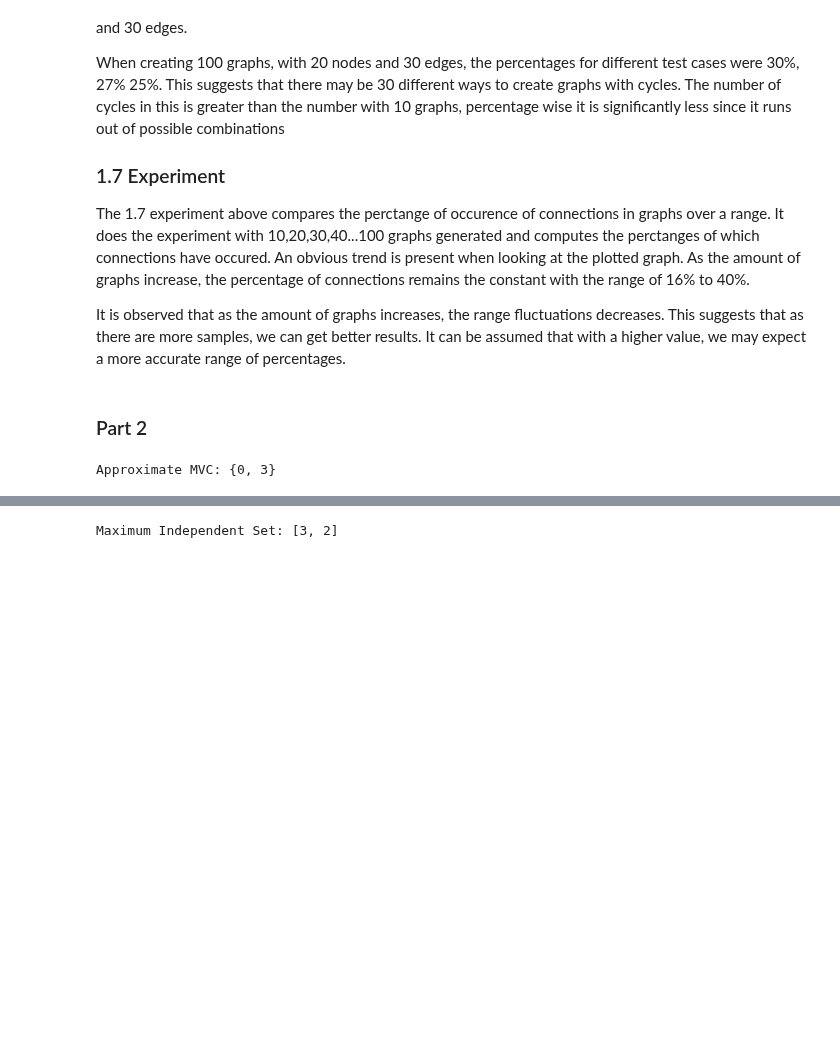
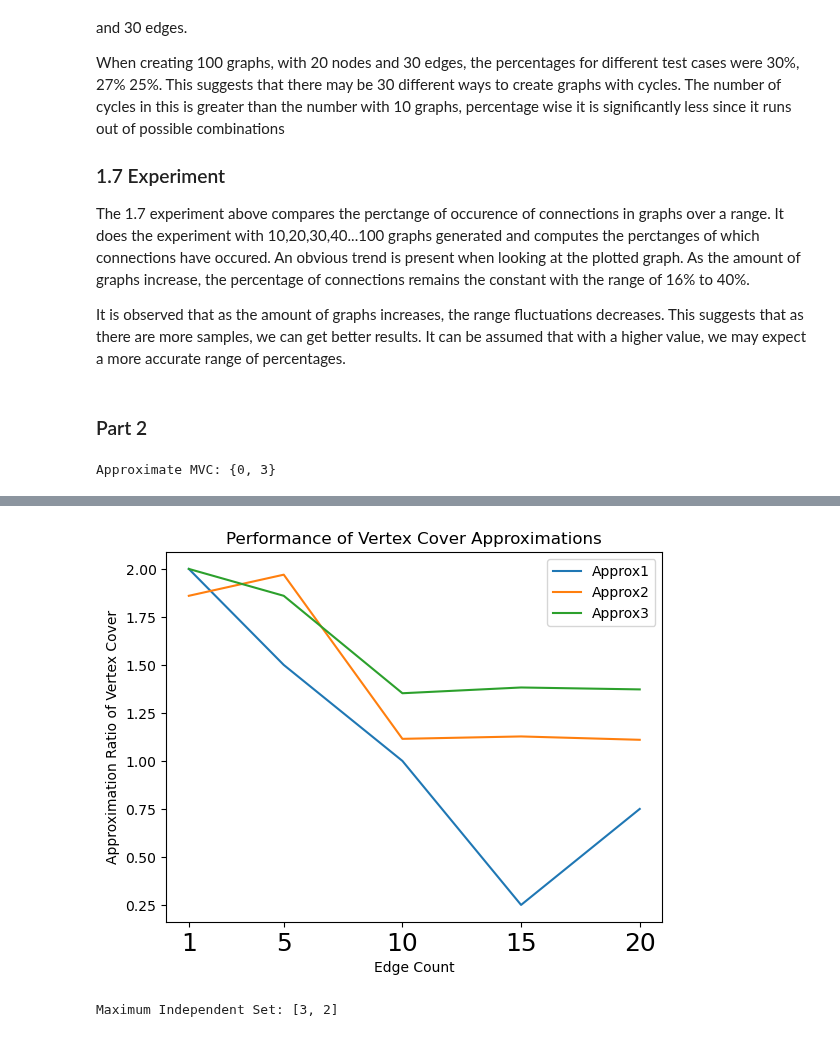
Before and after one commit to Faizanm0389/2XC3-GROUP, a Jupyter notebook: lab3/Lab_III.ipynb, the cells around one changed output, grey strips where cells are left out. Cells and saved outputs as stored; diff of their text form; code cells hidden in the pictures; blank space fills up the shorter version.

```diff
--- a/lab3/Lab_III.ipynb
+++ b/lab3/Lab_III.ipynb
@@ -93,6 +93,9 @@ class GraphII:
 
     def get_graph(self,):
         return self.graph
+
+    def get_size(self,):
+        return len(self.graph)
 
     #part 1.3
     #undirected graph
@@ -595,0 +623,60 @@ Minimum vertex cover: {0, 1, 3, 4}
+# %%
+# Part 2.4
+
+import networkx as nx
+import random
+import matplotlib.pyplot as plt
+
+def is_vertex_cover(G, C):
+    graph = G.get_graph()
+    print(graph)
+    for start in range(len(graph)):
+        for end in graph[start]:
+            if not(start in C or end in C):
+                return False
+    return True
+
+def MVC(G):
+    nodes = [i for i in range(G.get_size())]
+    subsets = power_set(nodes)
+    min_cover = nodes
+    for subset in subsets:
+        if is_vertex_cover(G, subset):
+            if len(subset) < len(min_cover):
+                min_cover = subset
+    return min_cover
+
+
+def experiment(num_graphs, n, edge_counts):
+    results = {a: [] for a in ['Approx1', 'Approx2', 'Approx3']}
+
+    for e in edge_counts:
+        graph = generate_random_graph(n, e)
+        true_mvc_size = len(MVC(graph))
+
+        for res in results:
+            avg = 0
+            for _ in range(num_graphs):
+                cover_size = len(eval(res + '(copy.deepcopy(graph))'))
+                avg += cover_size / true_mvc_size
+            results[res].append(avg/num_graphs)
+
+    return results
+num_graphs = 100
+n = 6
+edge_counts = [1,5,10,15,20]
+
+results = experiment(num_graphs, n, edge_counts)
+
+for algo, ratios in results.items():
+    print(edge_counts)
+    print(ratios)
+    plt.plot(edge_counts, ratios, label=algo)
+
+plt.xlabel("Edge Count")
+plt.ylabel("Approximation Ratio of Vertex Cover")
+plt.title("Performance of Vertex Cover Approximations")
+plt.xticks(tuple(edge_counts), fontsize = 18)
+plt.legend()
+plt.show()
+# %% [output]
@@ -596,3 +700,4 @@ Minimum vertex cover: {0, 1, 3, 4}
+[figure, added]
 # %%
 # Part 2.5
 
```
Also changed, not shown: parts of 6 cells of this notebook.
